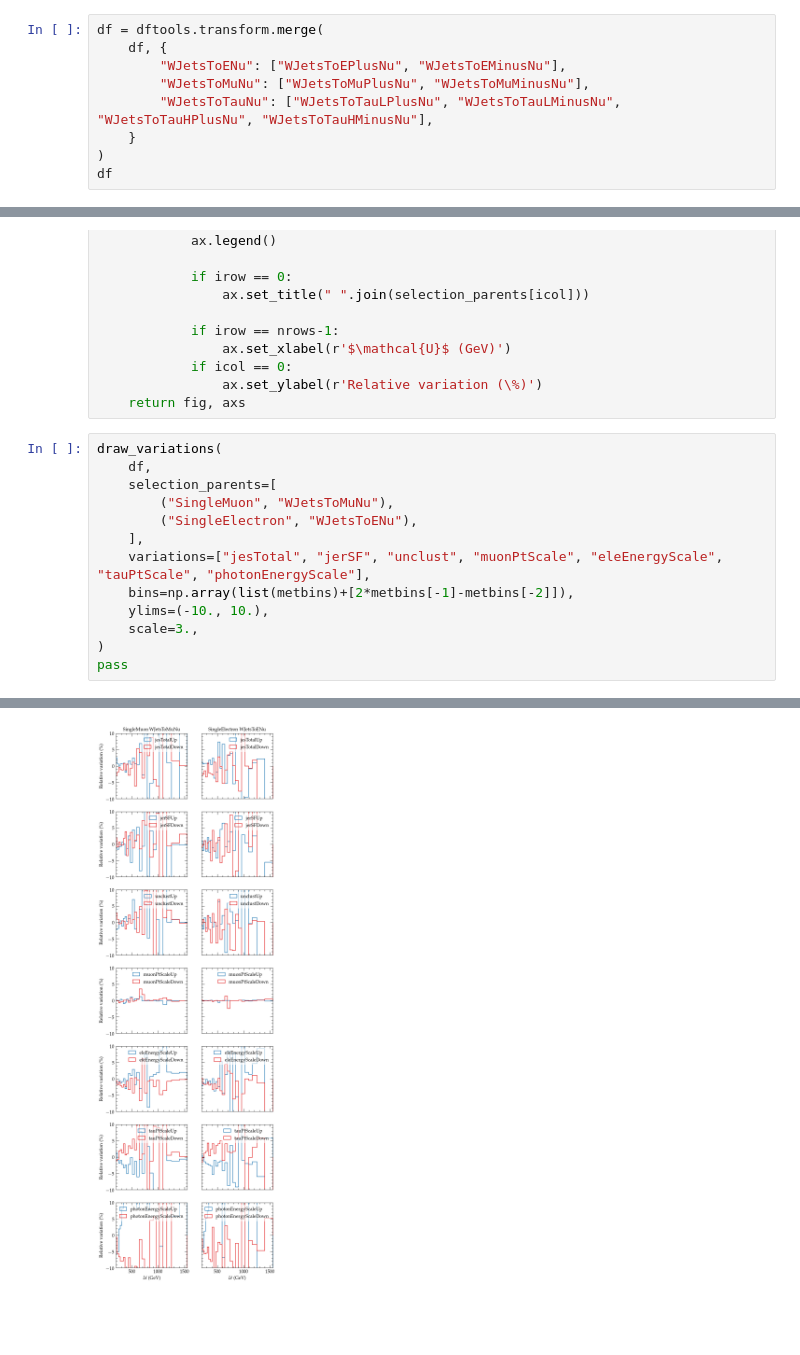
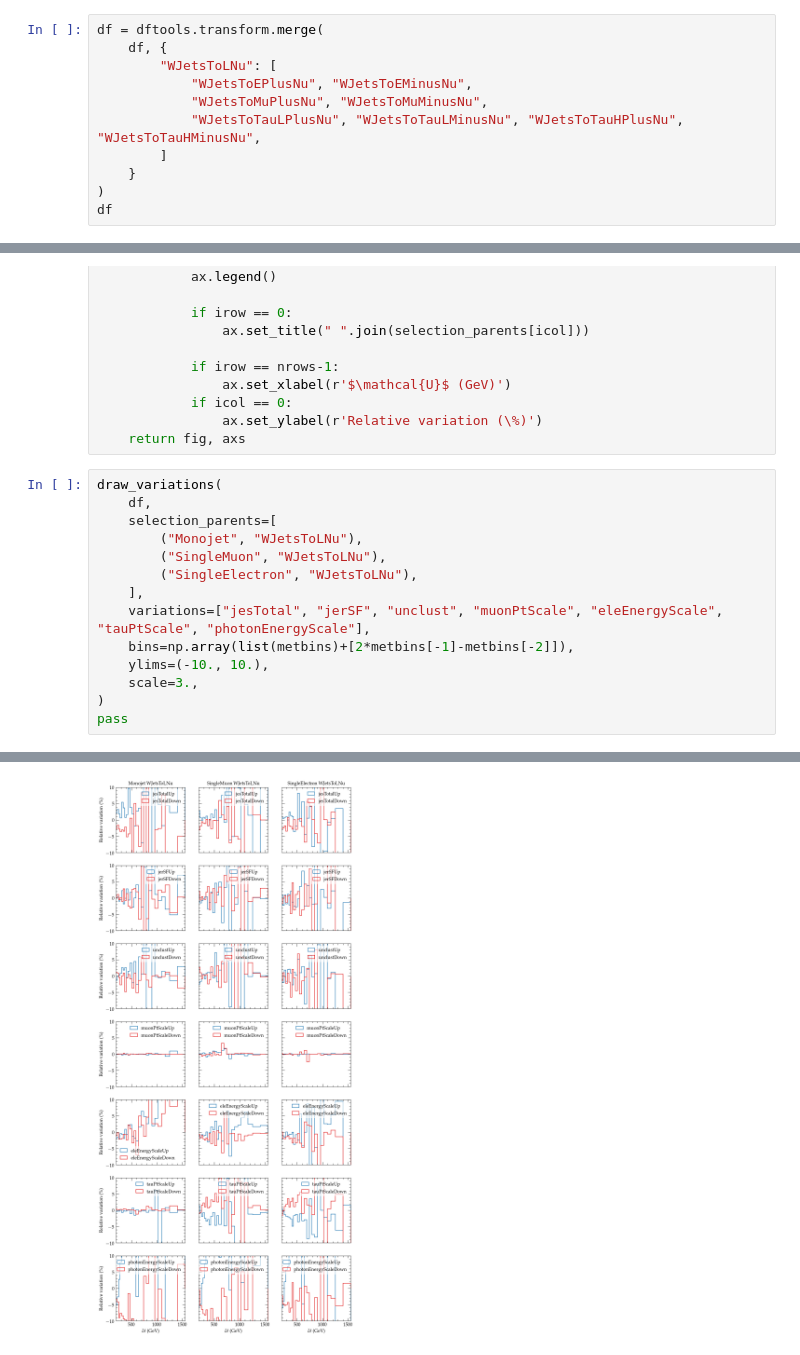
Before and after one commit to shane-breeze/zinv-notebooks, a Jupyter notebook: notebooks/zinv/3_background_prediction/1_wjets/1.3_variations.ipynb, the cells around one changed output, grey strips where cells are left out. Saved outputs shown, nothing was run; the diff lists cells and outputs as text; blank space fills up the shorter version.

```diff
--- a/notebooks/zinv/3_background_prediction/1_wjets/1.3_variations.ipynb
+++ b/notebooks/zinv/3_background_prediction/1_wjets/1.3_variations.ipynb
@@ -95,9 +95,11 @@ df
 # %%
 df = dftools.transform.merge(
     df, {
-        "WJetsToENu": ["WJetsToEPlusNu", "WJetsToEMinusNu"],
-        "WJetsToMuNu": ["WJetsToMuPlusNu", "WJetsToMuMinusNu"],
-        "WJetsToTauNu": ["WJetsToTauLPlusNu", "WJetsToTauLMinusNu", "WJetsToTauHPlusNu", "WJetsToTauHMinusNu"],
+        "WJetsToLNu": [
+            "WJetsToEPlusNu", "WJetsToEMinusNu",
+            "WJetsToMuPlusNu", "WJetsToMuMinusNu",
+            "WJetsToTauLPlusNu", "WJetsToTauLMinusNu", "WJetsToTauHPlusNu", "WJetsToTauHMinusNu",
+        ]
     }
 )
 df
@@ -167,8 +169,9 @@ def draw_variations(data, table="central", varname0="METnoX_pt", selection_paren
 draw_variations(
     df,
     selection_parents=[
-        ("SingleMuon", "WJetsToMuNu"),
-        ("SingleElectron", "WJetsToENu"),
+        ("Monojet", "WJetsToLNu"),
+        ("SingleMuon", "WJetsToLNu"),
+        ("SingleElectron", "WJetsToLNu"),
     ],
     variations=["jesTotal", "jerSF", "unclust", "muonPtScale", "eleEnergyScale", "tauPtScale", "photonEnergyScale"],
     bins=np.array(list(metbins)+[2*metbins[-1]-metbins[-2]]),
@@ -196 +184 @@ pass
-[figure, old version]
+[figure, new version]
```
Also changed, not shown: parts of 2 cells of this notebook, 40 other files.
